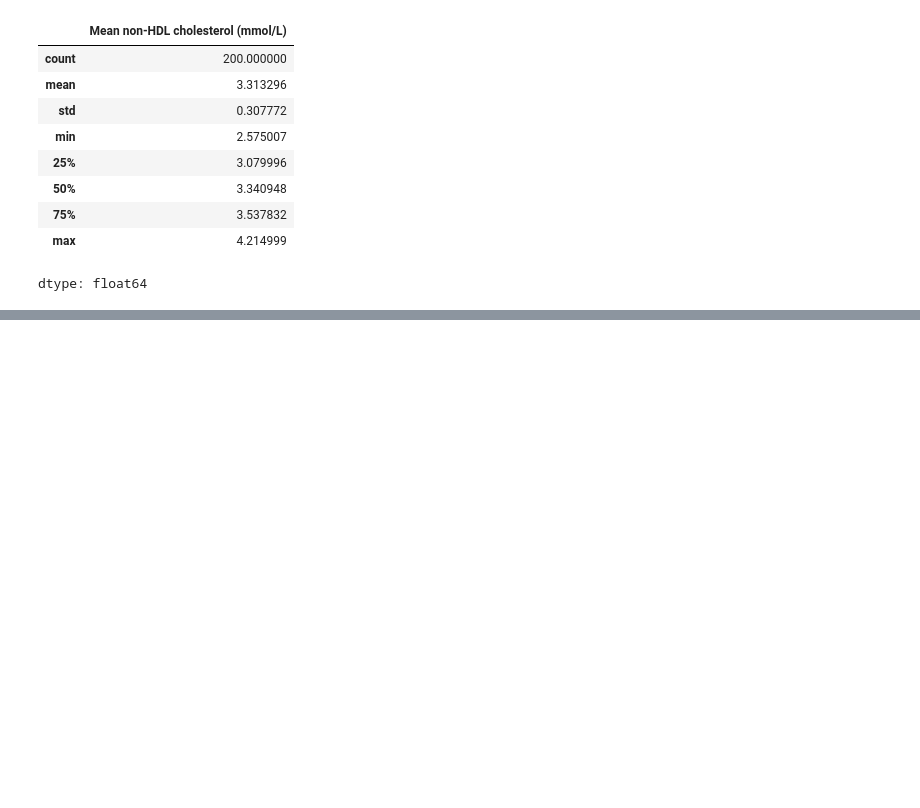
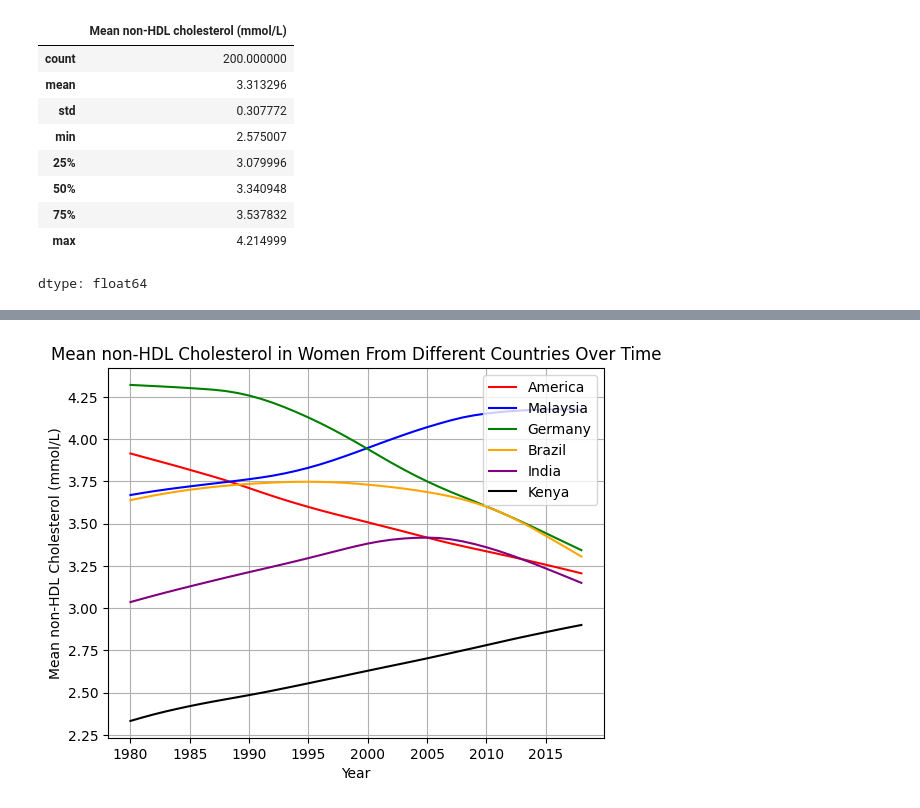
Before and after one commit to jocelynbrownie27-max/Cholesterol-Project, a Jupyter notebook: DSRP_2026_Jocelyn_Browne_(CHOLESTEROL).ipynb, the cells around one changed output, grey strips where cells are left out. Saved outputs shown, nothing was run; the diff lists cells and outputs as text; code cells hidden in the pictures; blank space fills up the shorter version.

```diff
--- a/DSRP_2026_Jocelyn_Browne_(CHOLESTEROL).ipynb
+++ b/DSRP_2026_Jocelyn_Browne_(CHOLESTEROL).ipynb
@@ -444,0 +436,23 @@ Name: 11699, dtype: object
+# %%
+first_line = df[(df['Country/Region/World'] == 'United States of America') & (df['Sex'] == 'Women')].copy()
+second_line = df[(df['Country/Region/World'] == 'Malaysia') & (df['Sex'] == 'Women')].copy()
+third_line = df[(df['Country/Region/World'] == 'Germany') & (df['Sex'] == 'Women')].copy()
+fourth_line = df[(df['Country/Region/World'] == 'Brazil') & (df['Sex'] == 'Women')].copy()
+fifth_line = df[(df['Country/Region/World'] == 'India') & (df['Sex'] == 'Women')].copy()
+sixth_line = df[(df['Country/Region/World'] == 'Kenya') & (df['Sex'] == 'Women')].copy()
+
+plt.plot(specific_country_df['Year'], specific_country_df['Mean non-HDL cholesterol (mmol/L)'], label="America", color='red')
+plt.plot(second_line['Year'], second_line['Mean non-HDL cholesterol (mmol/L)'], label="Malaysia", color='blue')
+plt.plot(third_line['Year'], third_line['Mean non-HDL cholesterol (mmol/L)'], label="Germany", color='green')
+plt.plot(fourth_line['Year'], fourth_line['Mean non-HDL cholesterol (mmol/L)'], label="Brazil", color='orange')
+plt.plot(fifth_line['Year'], fifth_line['Mean non-HDL cholesterol (mmol/L)'], label="India", color='purple')
+plt.plot(sixth_line['Year'], sixth_line['Mean non-HDL cholesterol (mmol/L)'], label="Kenya", color='black')
+
+plt.legend()
+plt.grid(True)
+plt.xlabel('Year')
+plt.ylabel('Mean non-HDL Cholesterol (mmol/L)')
+plt.title('Mean non-HDL Cholesterol in Women From Different Countries Over Time')
+plt.show()
+# %% [output]
+[figure, added]
```
Also changed, not shown: parts of 9 cells of this notebook.
